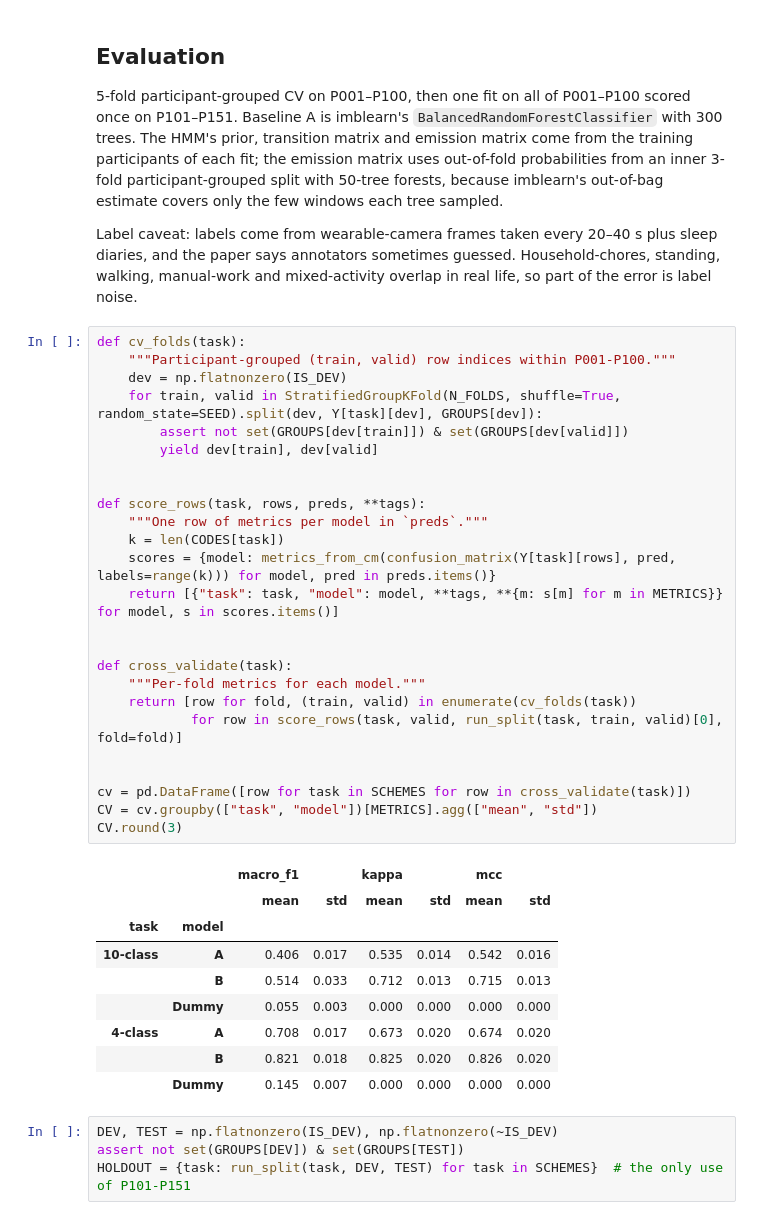
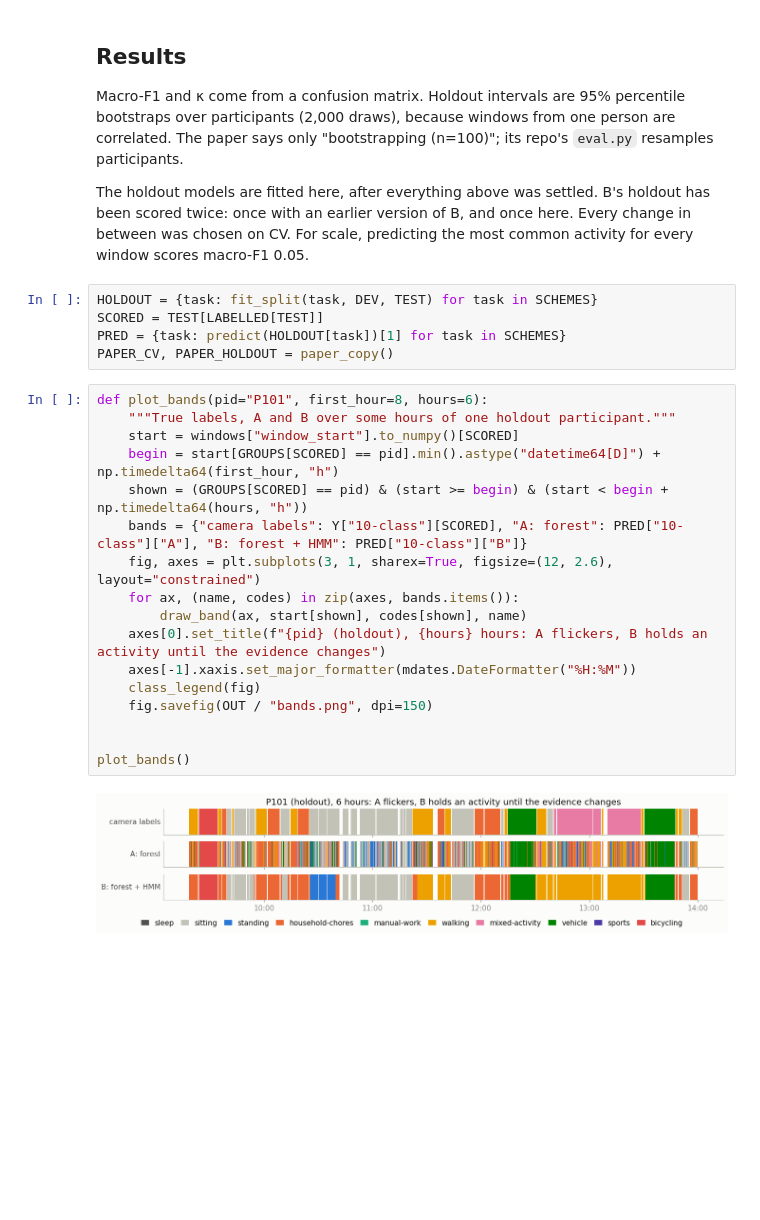
Before and after one commit to Alexr951/Capture-24, a Jupyter notebook: capture24_har.ipynb, the cells around one changed output. Saved outputs shown, nothing was run; the diff lists cells and outputs as text; blank space fills up the shorter version.

```diff
--- a/capture24_har.ipynb
+++ b/capture24_har.ipynb
@@ -377,46 +453,31 @@ def run_split(task, train, test):
 # %% [markdown]
-## Evaluation
+## Results
 
-5-fold participant-grouped CV on P001–P100, then one fit on all of P001–P100 scored once on P101–P151. Baseline A is imblearn's `BalancedRandomForestClassifier` with 300 trees. The HMM's prior, transition matrix and emission matrix come from the training participants of each fit; the emission matrix uses out-of-fold probabilities from an inner 3-fold participant-grouped split with 50-tree forests, because imblearn's out-of-bag estimate covers only the few windows each tree sampled.
+Macro-F1 and κ come from a confusion matrix. Holdout intervals are 95% percentile bootstraps over participants (2,000 draws), because windows from one person are correlated. The paper says only "bootstrapping (n=100)"; its repo's `eval.py` resamples participants.
 
-Label caveat: labels come from wearable-camera frames taken every 20–40 s plus sleep diaries, and the paper says annotators sometimes guessed. Household-chores, standing, walking, manual-work and mixed-activity overlap in real life, so part of the error is label noise.
+The holdout models are fitted here, after everything above was settled. B's holdout has been scored twice: once with an earlier version of B, and once here. Every change in between was chosen on CV. For scale, predicting the most common activity for every window scores macro-F1 0.05.
 # %%
-def cv_folds(task):
-    """Participant-grouped (train, valid) row indices within P001-P100."""
-    dev = np.flatnonzero(IS_DEV)
-    for train, valid in StratifiedGroupKFold(N_FOLDS, shuffle=True, random_state=SEED).split(dev, Y[task][dev], GROUPS[dev]):
-        assert not set(GROUPS[dev[train]]) & set(GROUPS[dev[valid]])
-        yield dev[train], dev[valid]
-
-
-def score_rows(task, rows, preds, **tags):
-    """One row of metrics per model in `preds`."""
-    k = len(CODES[task])
-    scores = {model: metrics_from_cm(confusion_matrix(Y[task][rows], pred, labels=range(k))) for model, pred in preds.items()}
-    return [{"task": task, "model": model, **tags, **{m: s[m] for m in METRICS}} for model, s in scores.items()]
-
-
-def cross_validate(task):
-    """Per-fold metrics for each model."""
-    return [row for fold, (train, valid) in enumerate(cv_folds(task))
-            for row in score_rows(task, valid, run_split(task, train, valid)[0], fold=fold)]
-
-
-cv = pd.DataFrame([row for task in SCHEMES for row in cross_validate(task)])
-CV = cv.groupby(["task", "model"])[METRICS].agg(["mean", "std"])
-CV.round(3)
+HOLDOUT = {task: fit_split(task, DEV, TEST) for task in SCHEMES}
+SCORED = TEST[LABELLED[TEST]]
+PRED = {task: predict(HOLDOUT[task])[1] for task in SCHEMES}
+PAPER_CV, PAPER_HOLDOUT = paper_copy()
-# %% [output]
-|  |  | macro_f1 |  | kappa |  | mcc |  |
-|  |  | mean | std | mean | std | mean | std |
-| task | model |  |  |  |  |  |  |
-| 10-class | A | 0.406 | 0.017 | 0.535 | 0.014 | 0.542 | 0.016 |
-|  | B | 0.514 | 0.033 | 0.712 | 0.013 | 0.715 | 0.013 |
-|  | Dummy | 0.055 | 0.003 | 0.000 | 0.000 | 0.000 | 0.000 |
-| 4-class | A | 0.708 | 0.017 | 0.673 | 0.020 | 0.674 | 0.020 |
-|  | B | 0.821 | 0.018 | 0.825 | 0.020 | 0.826 | 0.020 |
-|  | Dummy | 0.145 | 0.007 | 0.000 | 0.000 | 0.000 | 0.000 |
 # %%
-DEV, TEST = np.flatnonzero(IS_DEV), np.flatnonzero(~IS_DEV)
-assert not set(GROUPS[DEV]) & set(GROUPS[TEST])
-HOLDOUT = {task: run_split(task, DEV, TEST) for task in SCHEMES}  # the only use of P101-P151
+def plot_bands(pid="P101", first_hour=8, hours=6):
+    """True labels, A and B over some hours of one holdout participant."""
+    start = windows["window_start"].to_numpy()[SCORED]
+    begin = start[GROUPS[SCORED] == pid].min().astype("datetime64[D]") + np.timedelta64(first_hour, "h")
+    shown = (GROUPS[SCORED] == pid) & (start >= begin) & (start < begin + np.timedelta64(hours, "h"))
+    bands = {"camera labels": Y["10-class"][SCORED], "A: forest": PRED["10-class"]["A"], "B: forest + HMM": PRED["10-class"]["B"]}
+    fig, axes = plt.subplots(3, 1, sharex=True, figsize=(12, 2.6), layout="constrained")
+    for ax, (name, codes) in zip(axes, bands.items()):
+        draw_band(ax, start[shown], codes[shown], name)
+    axes[0].set_title(f"{pid} (holdout), {hours} hours: A flickers, B holds an activity until the evidence changes")
+    axes[-1].xaxis.set_major_formatter(mdates.DateFormatter("%H:%M"))
+    class_legend(fig)
+    fig.savefig(OUT / "bands.png", dpi=150)
+
+
+plot_bands()
+# %% [output]
+[figure, added]
 # %% [markdown]
```
Also changed, not shown: parts of 47 cells of this notebook, 9 other files.
